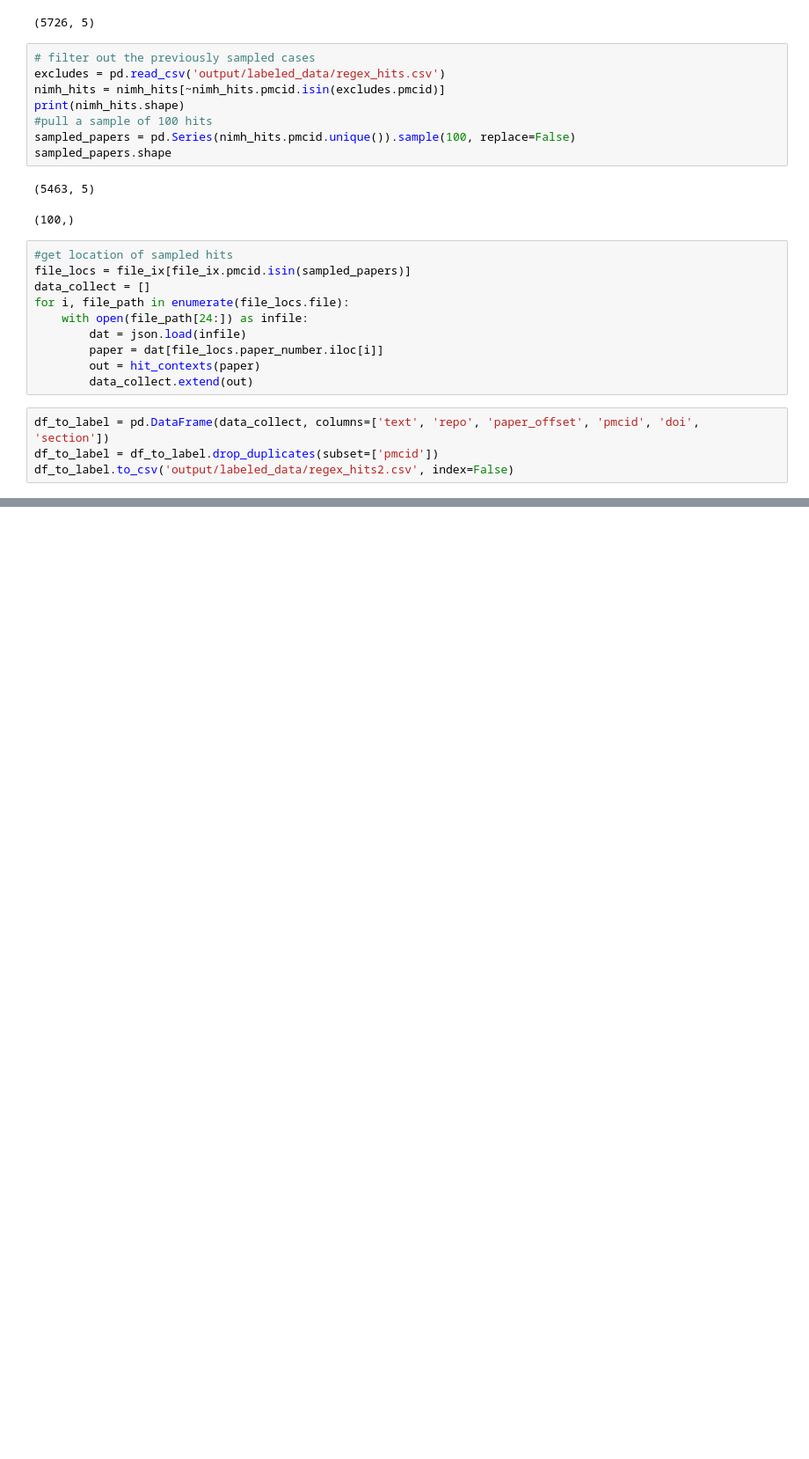
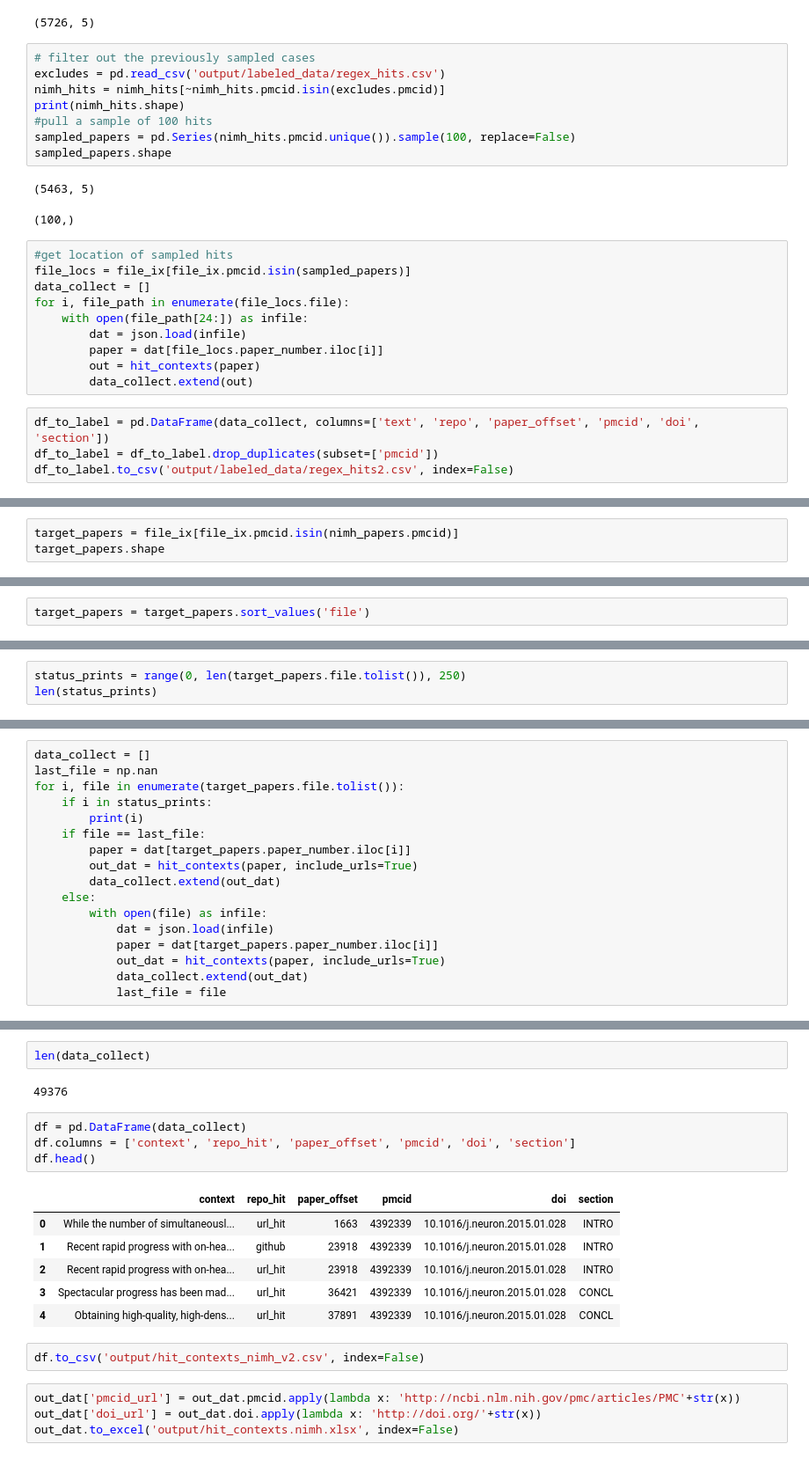
Before and after one commit to riddlet/ac_knowl, a Jupyter notebook: create_data_for_labeling.ipynb, the cells around one changed output, grey strips where cells are left out. Shown at 88% size. Saved outputs shown, nothing was run; the diff lists cells and outputs as text; blank space fills up the shorter version.

Commit message:
neverending adding of data

```diff
--- a/create_data_for_labeling.ipynb
+++ b/create_data_for_labeling.ipynb
@@ -344,0 +682,3 @@ df_to_label.to_csv('output/labeled_data/regex_hits2.csv', index=False)
+# %%
+target_papers = file_ix[file_ix.pmcid.isin(nimh_papers.pmcid)]
+target_papers.shape
@@ -344,0 +687,2 @@ df_to_label.to_csv('output/labeled_data/regex_hits2.csv', index=False)
+# %%
+target_papers = target_papers.sort_values('file')
@@ -344,0 +698,3 @@ df_to_label.to_csv('output/labeled_data/regex_hits2.csv', index=False)
+# %%
+status_prints = range(0, len(target_papers.file.tolist()), 250)
+len(status_prints)
@@ -344,0 +703,17 @@ df_to_label.to_csv('output/labeled_data/regex_hits2.csv', index=False)
+# %%
+data_collect = []
+last_file = np.nan
+for i, file in enumerate(target_papers.file.tolist()):
+    if i in status_prints:
+        print(i)
+    if file == last_file:
+        paper = dat[target_papers.paper_number.iloc[i]]
+        out_dat = hit_contexts(paper, include_urls=True)
+        data_collect.extend(out_dat)
+    else:
+        with open(file) as infile:
+            dat = json.load(infile)
+            paper = dat[target_papers.paper_number.iloc[i]]
+            out_dat = hit_contexts(paper, include_urls=True)
+            data_collect.extend(out_dat)
+            last_file = file
@@ -344,0 +738,21 @@ df_to_label.to_csv('output/labeled_data/regex_hits2.csv', index=False)
+# %%
+len(data_collect)
+# %% [output]
+49376
+# %%
+df = pd.DataFrame(data_collect)
+df.columns = ['context', 'repo_hit', 'paper_offset', 'pmcid', 'doi', 'section']
+df.head()
+# %% [output]
+|  | context | repo_hit | paper_offset | pmcid | doi | section |
+| 0 | While the number of simultaneousl... | url_hit | 1663 | 4392339 | 10.1016/j.neuron.2015.01.028 | INTRO |
+| 1 | Recent rapid progress with on-hea... | github | 23918 | 4392339 | 10.1016/j.neuron.2015.01.028 | INTRO |
+| 2 | Recent rapid progress with on-hea... | url_hit | 23918 | 4392339 | 10.1016/j.neuron.2015.01.028 | INTRO |
+| 3 | Spectacular progress has been mad... | url_hit | 36421 | 4392339 | 10.1016/j.neuron.2015.01.028 | CONCL |
+| 4 | Obtaining high-quality, high-dens... | url_hit | 37891 | 4392339 | 10.1016/j.neuron.2015.01.028 | CONCL |
+# %%
+df.to_csv('output/hit_contexts_nimh_v2.csv', index=False)
+# %%
+out_dat['pmcid_url'] = out_dat.pmcid.apply(lambda x: 'http://ncbi.nlm.nih.gov/pmc/articles/PMC'+str(x))
+out_dat['doi_url'] = out_dat.doi.apply(lambda x: 'http://doi.org/'+str(x))
+out_dat.to_excel('output/hit_contexts.nimh.xlsx', index=False)
```
Also changed, not shown: parts of 72 cells of this notebook.
